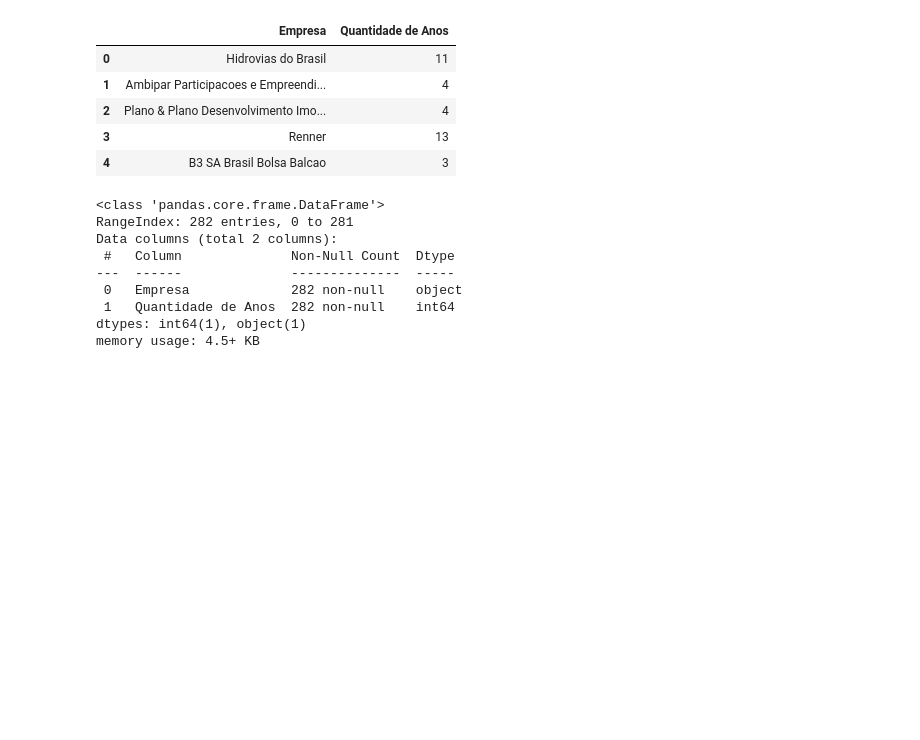
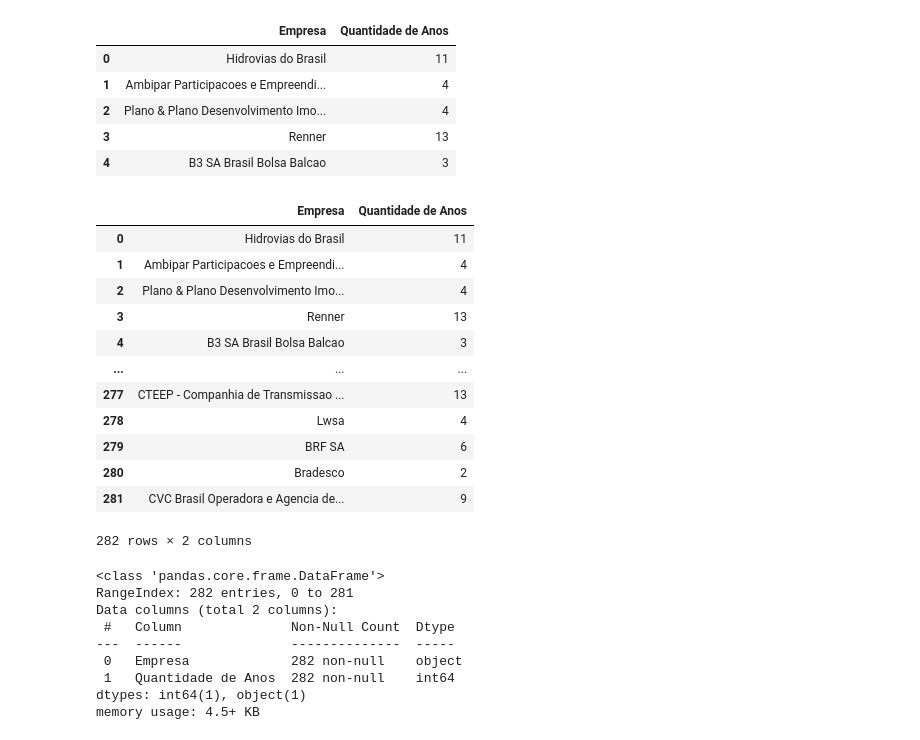
Before and after one commit to meduardajustino/Covenants-Contabeis, a Jupyter notebook: Análise Covenants.ipynb, the cells around one changed output. Drawn from its saved outputs; the diff is of its cells as text; code cells hidden in the pictures; blank space fills up the shorter version.

```diff
--- a/Análise Covenants.ipynb
+++ b/Análise Covenants.ipynb
@@ -28,6 +28,22 @@ empresas_df.head()
 | 2 | Plano & Plano Desenvolvimento Imo... | 4 |
 | 3 | Renner | 13 |
 | 4 | B3 SA Brasil Bolsa Balcao | 3 |
+# %%
+empresas_df
+# %% [output]
+|  | Empresa | Quantidade de Anos |
+| 0 | Hidrovias do Brasil | 11 |
+| 1 | Ambipar Participacoes e Empreendi... | 4 |
+| 2 | Plano & Plano Desenvolvimento Imo... | 4 |
+| 3 | Renner | 13 |
+| 4 | B3 SA Brasil Bolsa Balcao | 3 |
+| ... | ... | ... |
+| 277 | CTEEP - Companhia de Transmissao ... | 13 |
+| 278 | Lwsa | 4 |
+| 279 | BRF SA | 6 |
+| 280 | Bradesco | 2 |
+| 281 | CVC Brasil Operadora e Agencia de... | 9 |
+282 rows × 2 columns
 # %%
 empresas_df.info()
 # %% [output]
```
Also changed, not shown: parts of 2 cells of this notebook, 1 other file.
